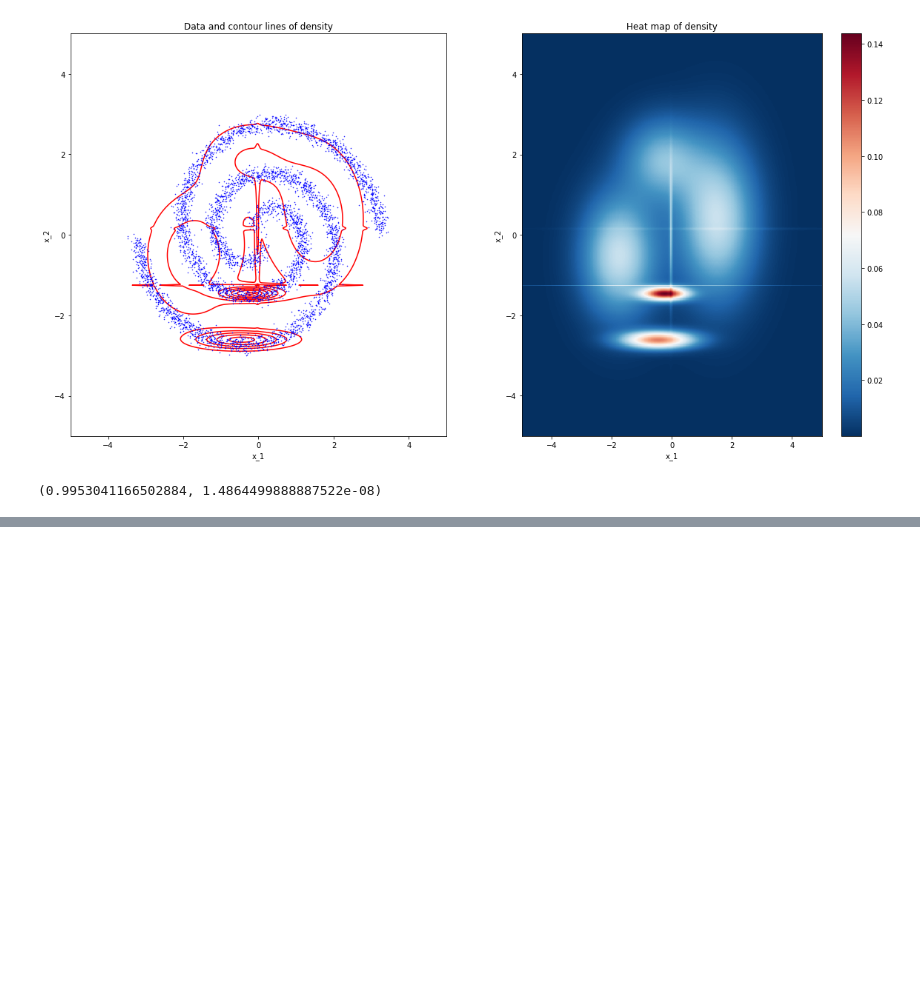
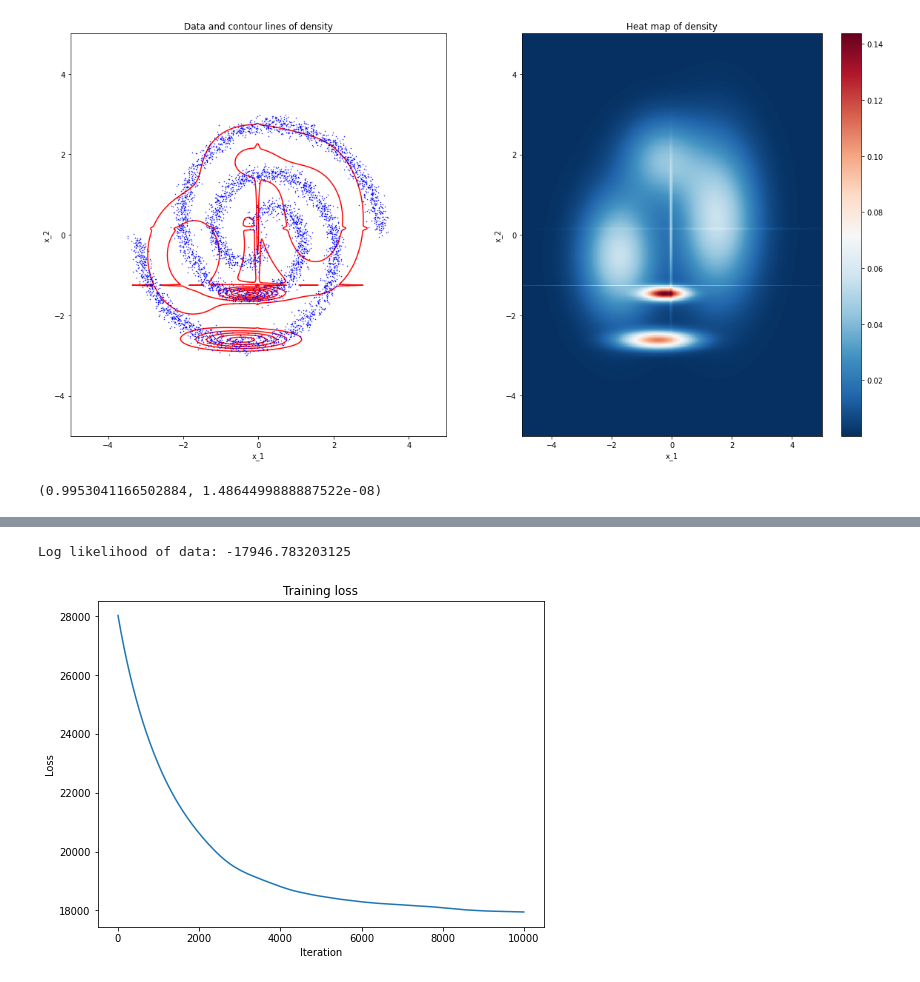
Before and after one commit to jonasvj/TFDE, a Jupyter notebook: gmm_notebook.ipynb, the cells around one changed output, grey strips where cells are left out. Cells and saved outputs as stored; diff of their text form; code cells hidden in the pictures; blank space fills up the shorter version.

Commit message:
Add initial TT-model and test on Checkerboard

```diff
--- a/gmm_notebook.ipynb
+++ b/gmm_notebook.ipynb
@@ -622,0 +801,5 @@ CompletedProcess(args=['python3', 'ffjord/train_toy.py', '--data', '8gaussians',
+# %%
+pyro.clear_param_store()
+model = TensorTrain(Ks=[8,5,5])
+model.hot_start(data_2, n_starts=250)
+model.fit_model(data_2, n_steps=10000)
@@ -622,0 +817,10 @@ CompletedProcess(args=['python3', 'ffjord/train_toy.py', '--data', '8gaussians',
+# %%
+# Log likelihood of data
+print('Log likelihood of data:', model.log_likelihood(data_2).item())
+# %% [output]
+Log likelihood of data: -17946.783203125
+# %%
+# Plot train loss
+plot_train_loss(model)
+# %% [output]
+[figure, added]
```
Also changed, not shown: parts of 6 cells of this notebook.
